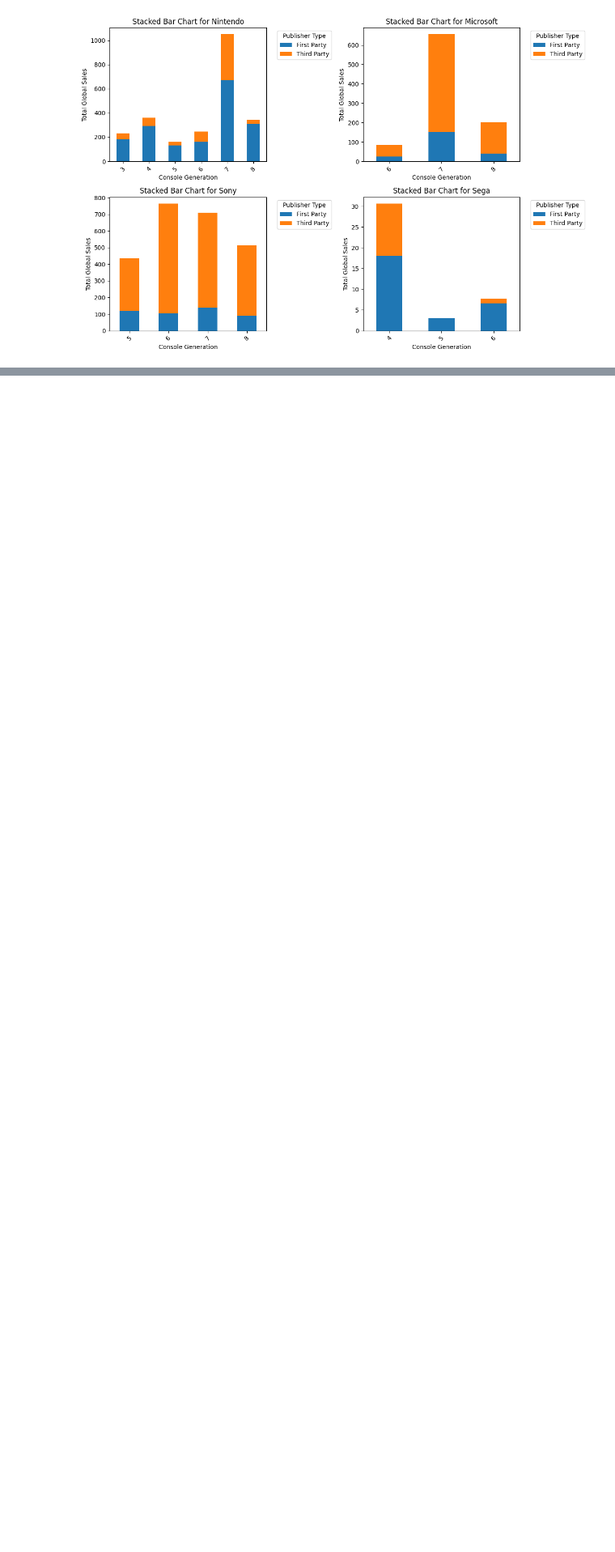
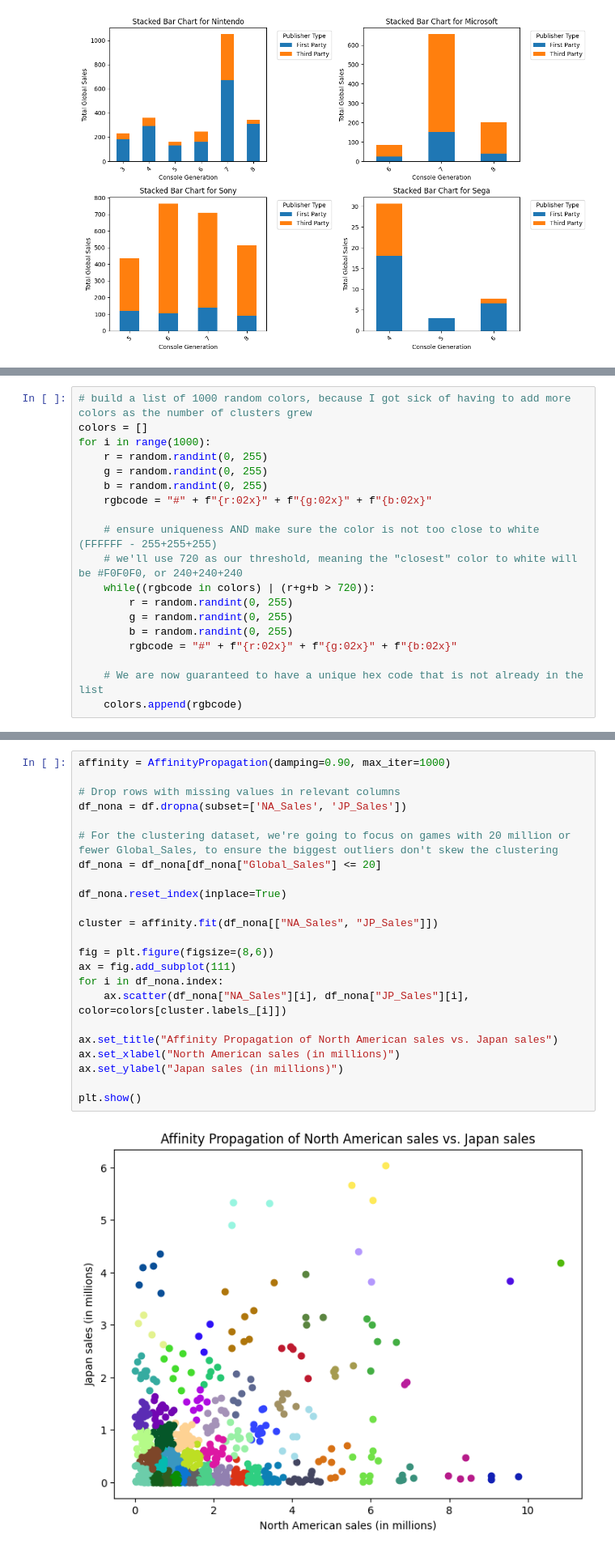
Before and after one commit to candersen114/Python2Source, a Jupyter notebook: finalproj.ipynb, the cells around one changed output, grey strips where cells are left out. Shown at 81% size. Saved outputs shown, nothing was run; the diff lists cells and outputs as text; blank space fills up the shorter version.

Commit message:
More work on final project! Clustering done

```diff
--- a/finalproj.ipynb
+++ b/finalproj.ipynb
@@ -522,0 +551,19 @@ plt.show()
+# %%
+# build a list of 1000 random colors, because I got sick of having to add more colors as the number of clusters grew
+colors = []
+for i in range(1000):
+    r = random.randint(0, 255)
+    g = random.randint(0, 255)
+    b = random.randint(0, 255)
+    rgbcode = "#" + f"{r:02x}" + f"{g:02x}" + f"{b:02x}"
+
+    # ensure uniqueness AND make sure the color is not too close to white (FFFFFF - 255+255+255)
+    # we'll use 720 as our threshold, meaning the "closest" color to white will be #F0F0F0, or 240+240+240
+    while((rgbcode in colors) | (r+g+b > 720)):
+        r = random.randint(0, 255)
+        g = random.randint(0, 255)
+        b = random.randint(0, 255)
+        rgbcode = "#" + f"{r:02x}" + f"{g:02x}" + f"{b:02x}"
+
+    # We are now guaranteed to have a unique hex code that is not already in the list
+    colors.append(rgbcode)
@@ -522,0 +572,25 @@ plt.show()
+# %%
+affinity = AffinityPropagation(damping=0.90, max_iter=1000)
+
+# Drop rows with missing values in relevant columns
+df_nona = df.dropna(subset=['NA_Sales', 'JP_Sales'])
+
+# For the clustering dataset, we're going to focus on games with 20 million or fewer Global_Sales, to ensure the biggest outliers don't skew the clustering
+df_nona = df_nona[df_nona["Global_Sales"] <= 20]
+
+df_nona.reset_index(inplace=True)
+
+cluster = affinity.fit(df_nona[["NA_Sales", "JP_Sales"]])
+
+fig = plt.figure(figsize=(8,6))
+ax = fig.add_subplot(111)
+for i in df_nona.index:
+    ax.scatter(df_nona["NA_Sales"][i], df_nona["JP_Sales"][i], color=colors[cluster.labels_[i]])
+
+ax.set_title("Affinity Propagation of North American sales vs. Japan sales")
+ax.set_xlabel("North American sales (in millions)")
+ax.set_ylabel("Japan sales (in millions)")
+
+plt.show()
+# %% [output]
+[figure, added]
```
Also changed, not shown: parts of 10 cells of this notebook, 1 other file.
